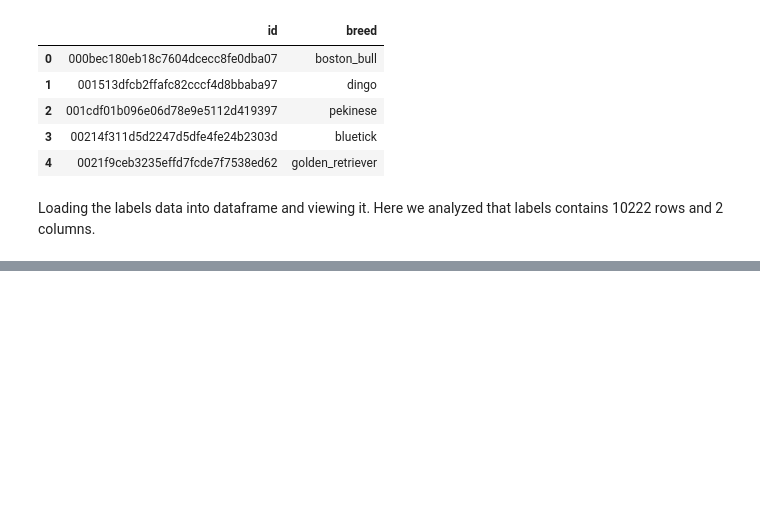
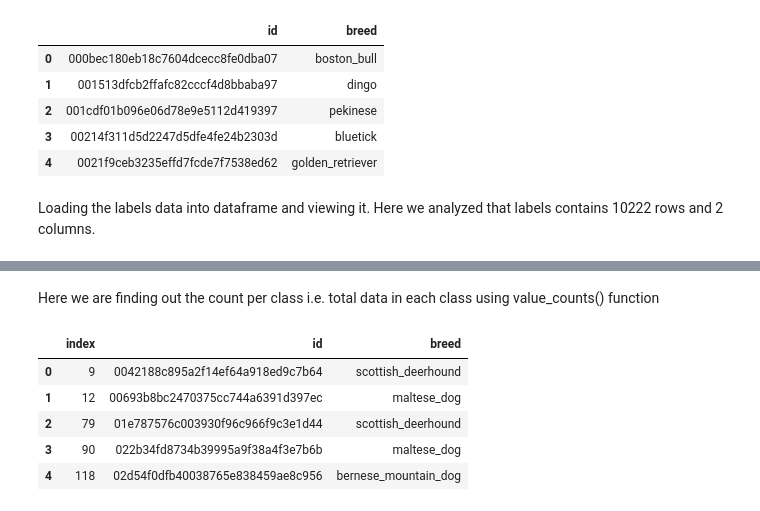
Before and after one commit to mahursh/DogBreedPrediction, a Jupyter notebook: DogBreedPredictionNotes.ipynb, the cells around one changed output, grey strips where cells are left out. Saved outputs shown, nothing was run; the diff lists cells and outputs as text; code cells hidden in the pictures; blank space fills up the shorter version.

```diff
--- a/DogBreedPredictionNotes.ipynb
+++ b/DogBreedPredictionNotes.ipynb
@@ -132,0 +147,15 @@ Loading the labels data into dataframe and viewing it. Here we analyzed that lab
+# %% [markdown]
+Here we are finding out the  count per class i.e. total data in each class using value_counts() function
+# %%
+# Selecting first 3 breeds (Limitation due to computation power)
+CLASS_NAMES = ['scottish_deerhound' , 'maltese_dog' , 'bernese_mountain_dog']
+labels = labels_all[(labels_all['breed'].isin(CLASS_NAMES))]
+labels = labels.reset_index()
+labels.head()
+# %% [output]
+|  | index | id | breed |
+| 0 | 9 | 0042188c895a2f14ef64a918ed9c7b64 | scottish_deerhound |
+| 1 | 12 | 00693b8bc2470375cc744a6391d397ec | maltese_dog |
+| 2 | 79 | 01e787576c003930f96c966f9c3e1d44 | scottish_deerhound |
+| 3 | 90 | 022b34fd8734b39995a9f38a4f3e7b6b | maltese_dog |
+| 4 | 118 | 02d54f0dfb40038765e838459ae8c956 | bernese_mountain_dog |
```
Also changed, not shown: parts of 1 cell of this notebook.
